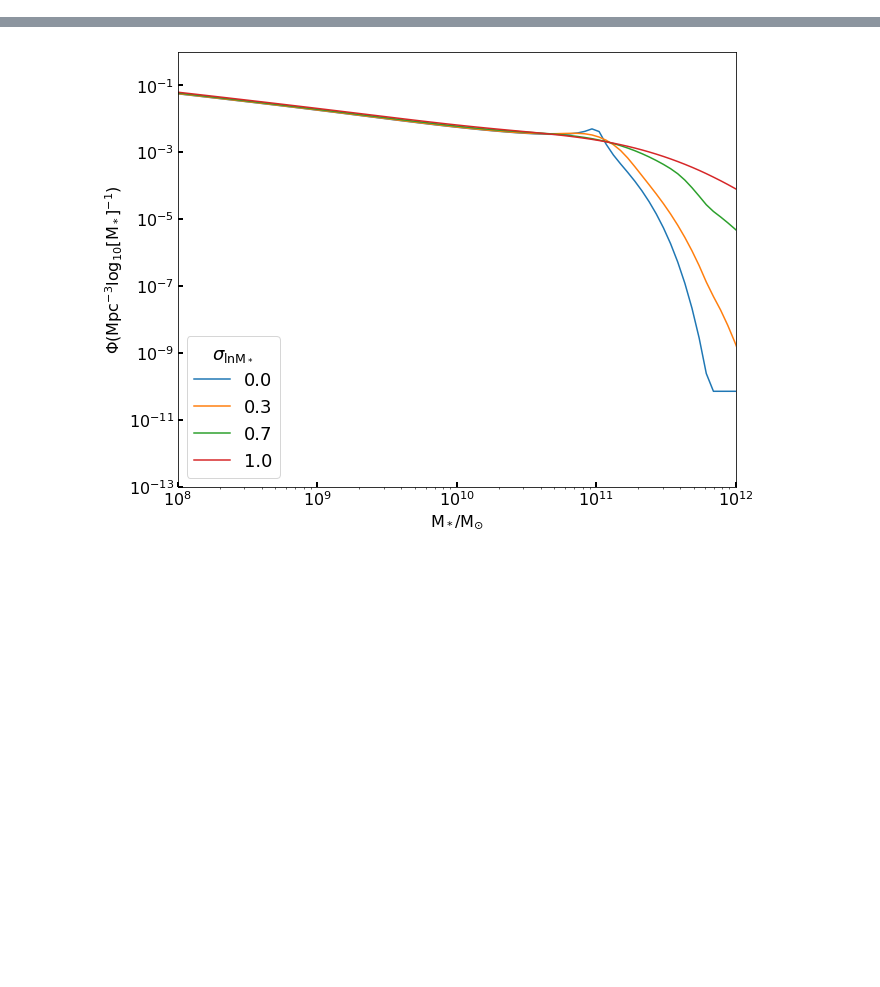
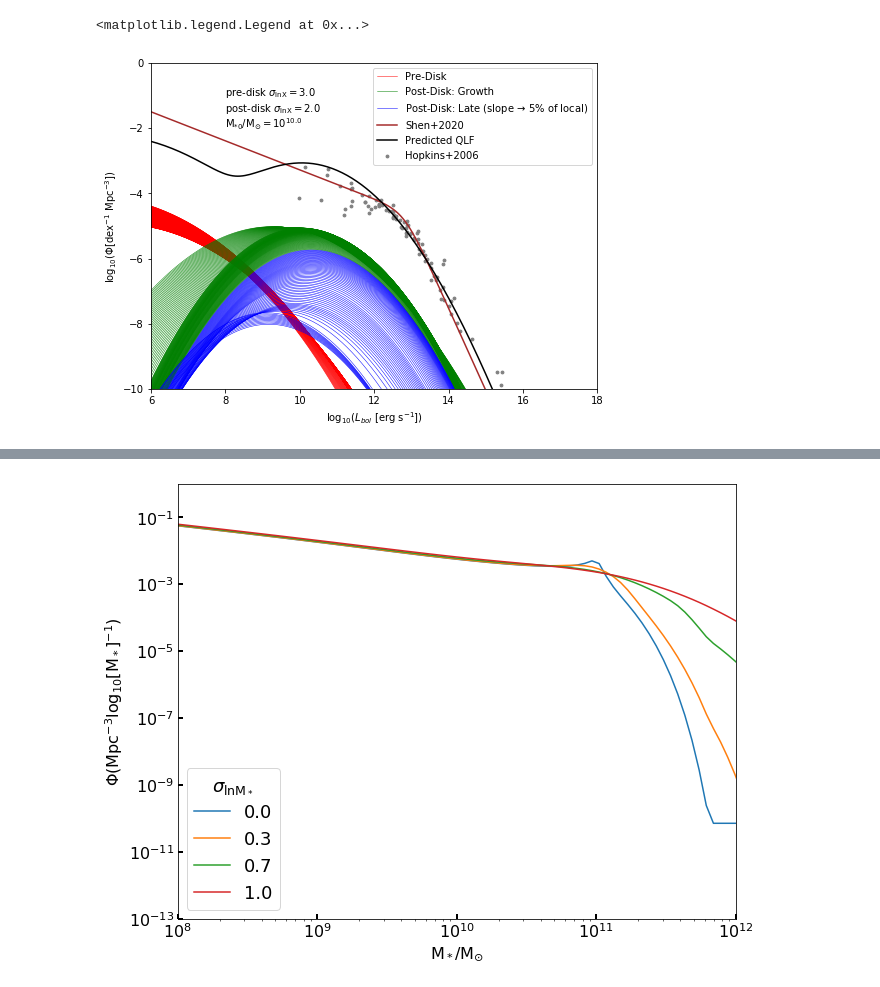
Before and after one commit to megantillman/get_QLF, a Jupyter notebook: function_updates.ipynb, the cells around one changed output, grey strips where cells are left out. Cells and saved outputs as stored; diff of their text form; code cells hidden in the pictures; blank space fills up the shorter version.

```diff
--- a/function_updates.ipynb
+++ b/function_updates.ipynb
@@ -270,0 +355,42 @@ class QLF():
+# %%
+plt.close()
+fig, ax = plt.subplots(1,1,figsize=(8,6))
+z = 1.5
+qlf = QLF(z, 0.01)
+qlf.get_dNdlnMstar(0.7)
+lums = np.linspace(5,18,200)
+siglnX = [3.0, 2.0]
+start = 10.0
+qlf.get_Mbh(start, approx_local=False)
+
+m = qlf.slopes
+
+# %prun qlf.get_dNdlnL(lums, siglnX)
+qlf.get_dNdlnL(lums, siglnX)
+for i, pre, m in zip(np.transpose(qlf.intvals), qlf.pre, qlf.slopes):
+    dens = np.log10(i * np.log(10))
+    if pre == True:
+        l1, = ax.plot(lums, dens, lw=0.5, c='r')
+    elif m <= 1.05*1.12:
+        l3, = ax.plot(lums, dens, lw=0.5, c='b')
+    else:
+        l2, = ax.plot(lums, dens, lw=0.5, c='g')
+l1.set_label('Pre-Disk')
+l2.set_label('Post-Disk: Growth')
+l3.set_label(r'Post-Disk: Late (slope $\to$ 5% of local)')
+x,y,yerr = grab_obs(z)
+ax.scatter(x,y,s=8,c='gray',label='Hopkins+2006')
+dens = shen_QLF(z, lums)
+ax.plot(lums, dens, label='Shen+2020',c='brown')
+ax.plot(lums, np.log10(qlf.dNdlnL * np.log(10)), c='k', label = 'Predicted QLF')
+ax.axis([6,18,-10,0])
+ax.set_xlabel('$\log_{10}(L_{bol}$ [erg s$^{-1}])$')
+ax.set_ylabel('$\log_{10}(\Phi $[dex$^{-1}$ Mpc$^{-3}$])')
+ax.text(8,-1.5,r'post-disk $\sigma_{\ln \rmX} = $'+str(siglnX[1]))
+ax.text(8,-1,r'pre-disk $\sigma_{\ln \rmX} = $'+str(siglnX[0]))
+ax.text(8,-2,r'$\rmM_{*0}/\rmM_{\odot} = 10^{'+str(start)+'}$')
+ax.legend()
+# plt.savefig('plots/general-plots/exampleQLFdecom_cont_post-disk.pdf')
+# %% [output]
+<matplotlib.legend.Legend at 0x...>
+[figure, added]
```
Also changed, not shown: parts of 27 cells of this notebook, 18 other files.
